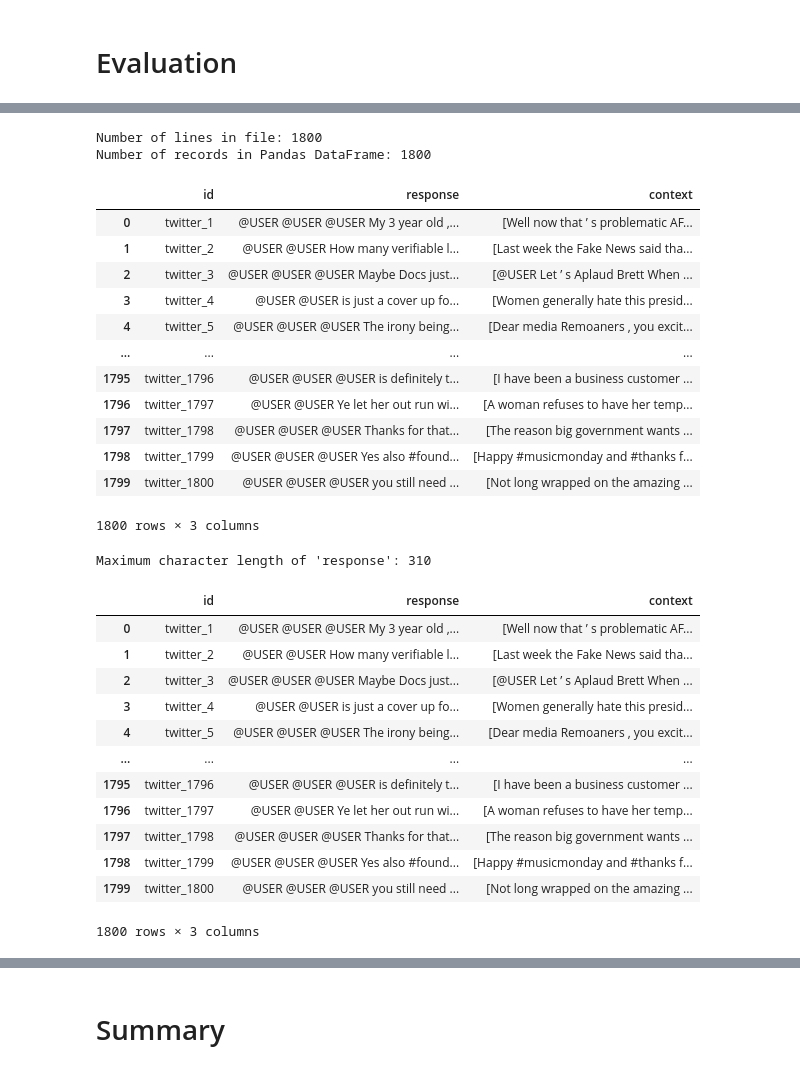
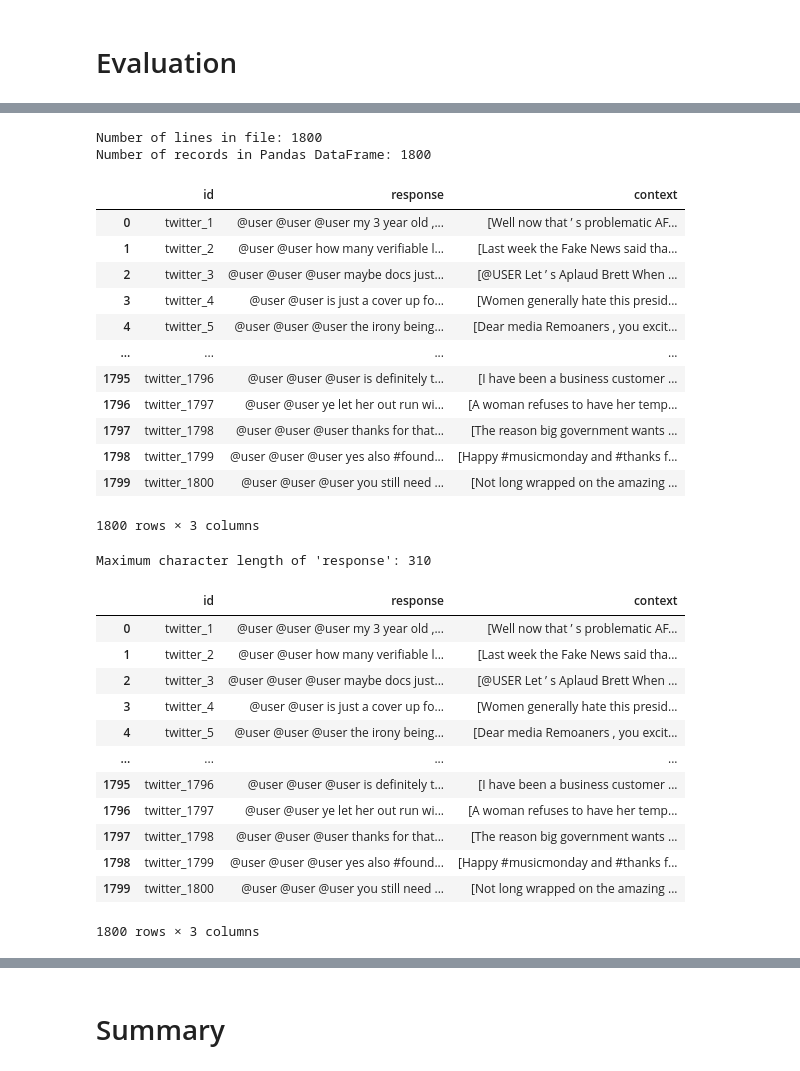
Before and after one commit to programminghumanity/CourseProject, a Jupyter notebook: Evaluation_NAIVE_sentiment_analysis.ipynb, the cells around one changed output, grey strips where cells are left out. Saved outputs shown, nothing was run; the diff lists cells and outputs as text; code cells hidden in the pictures.

```diff
--- a/Evaluation_NAIVE_sentiment_analysis.ipynb
+++ b/Evaluation_NAIVE_sentiment_analysis.ipynb
@@ -19,64 +37,62 @@ file_path = 'uiuc/My Drive/cs410/final_project'
 model_file = f'{file_path}/NAIVE_BERT_epoch_4.model'
 evaluation_file = f'{file_path}/test.jsonl'
 # %%
-# 1. Read jsonl file into list (of json)
+# Read jsonl file into list (of json)
 evaluation_data_file = evaluation_file
 with open(evaluation_data_file) as f:
     # creating array of json
     lines = f.read().splitlines()
 print(f'Number of lines in file: {len(lines)}')
 
-# 2. Normalize json into dataframe columns
+# Normalize json into dataframe columns
 df = pd.json_normalize(pd.DataFrame(lines)[0].apply(json.loads))
 print(f'Number of records in Pandas DataFrame: {len(df)}')
 
-# 2.1 lower texts
-#     We will use 'bert-large-uncased' model
-# df.response = df.response.str.lower()
+# Lowercase the response
+df.response = df.response.str.lower()
+
+# Print DataFrame to have preview of the data
 df
 # %% [output]
 Number of lines in file: 1800
 Number of records in Pandas DataFrame: 1800
 |  | id | response | context |
-| 0 | twitter_1 | @USER @USER @USER My 3 year old ,... | [Well now that ’ s problematic AF... |
-| 1 | twitter_2 | @USER @USER How many verifiable l... | [Last week the Fake News said tha... |
-| 2 | twitter_3 | @USER @USER @USER Maybe Docs just... | [@USER Let ’ s Aplaud Brett When ... |
-| 3 | twitter_4 | @USER @USER is just a cover up fo... | [Women generally hate this presid... |
-| 4 | twitter_5 | @USER @USER @USER The irony being... | [Dear media Remoaners , you excit... |
+| 0 | twitter_1 | @user @user @user my 3 year old ,... | [Well now that ’ s problematic AF... |
+| 1 | twitter_2 | @user @user how many verifiable l... | [Last week the Fake News said tha... |
+| 2 | twitter_3 | @user @user @user maybe docs just... | [@USER Let ’ s Aplaud Brett When ... |
+| 3 | twitter_4 | @user @user is just a cover up fo... | [Women generally hate this presid... |
+| 4 | twitter_5 | @user @user @user the irony being... | [Dear media Remoaners , you excit... |
 | ... | ... | ... | ... |
-| 1795 | twitter_1796 | @USER @USER @USER is definitely t... | [I have been a business customer ... |
-| 1796 | twitter_1797 | @USER @USER Ye let her out run wi... | [A woman refuses to have her temp... |
-| 1797 | twitter_1798 | @USER @USER @USER Thanks for that... | [The reason big government wants ... |
-| 1798 | twitter_1799 | @USER @USER @USER Yes also #found... | [Happy #musicmonday and #thanks f... |
-| 1799 | twitter_1800 | @USER @USER @USER you still need ... | [Not long wrapped on the amazing ... |
+| 1795 | twitter_1796 | @user @user @user is definitely t... | [I have been a business customer ... |
+| 1796 | twitter_1797 | @user @user ye let her out run wi... | [A woman refuses to have her temp... |
+| 1797 | twitter_1798 | @user @user @user thanks for that... | [The reason big government wants ... |
+| 1798 | twitter_1799 | @user @user @user yes also #found... | [Happy #musicmonday and #thanks f... |
+| 1799 | twitter_1800 | @user @user @user you still need ... | [Not long wrapped on the amazing ... |
 1800 rows × 3 columns
 # %%
-# remove @user and <url> from 'response' column
-df['response'] = df['response'].str.replace('@user ', '')
-df['response'] = df['response'].str.replace('<url>', '')
-
-# 3. Print maximum character length of 'response'
+# Check maximum character length of 'response'
 max_response_chars = df.response.str.len().max()
 print(f"Maximum character length of 'response': {max_response_chars}")
 
-# Adding 5 extra characters in case special token is needed by model
+# Adding 5 extra characters in case special token is needed by the model
 max_length = max_response_chars + 5
 
+# Review the data
 df
 # %% [output]
 Maximum character length of 'response': 310
 |  | id | response | context |
-| 0 | twitter_1 | @USER @USER @USER My 3 year old ,... | [Well now that ’ s problematic AF... |
-| 1 | twitter_2 | @USER @USER How many verifiable l... | [Last week the Fake News said tha... |
-| 2 | twitter_3 | @USER @USER @USER Maybe Docs just... | [@USER Let ’ s Aplaud Brett When ... |
-| 3 | twitter_4 | @USER @USER is just a cover up fo... | [Women generally hate this presid... |
-| 4 | twitter_5 | @USER @USER @USER The irony being... | [Dear media Remoaners , you excit... |
+| 0 | twitter_1 | @user @user @user my 3 year old ,... | [Well now that ’ s problematic AF... |
+| 1 | twitter_2 | @user @user how many verifiable l... | [Last week the Fake News said tha... |
+| 2 | twitter_3 | @user @user @user maybe docs just... | [@USER Let ’ s Aplaud Brett When ... |
+| 3 | twitter_4 | @user @user is just a cover up fo... | [Women generally hate this presid... |
+| 4 | twitter_5 | @user @user @user the irony being... | [Dear media Remoaners , you excit... |
 | ... | ... | ... | ... |
-| 1795 | twitter_1796 | @USER @USER @USER is definitely t... | [I have been a business customer ... |
-| 1796 | twitter_1797 | @USER @USER Ye let her out run wi... | [A woman refuses to have her temp... |
-| 1797 | twitter_1798 | @USER @USER @USER Thanks for that... | [The reason big government wants ... |
-| 1798 | twitter_1799 | @USER @USER @USER Yes also #found... | [Happy #musicmonday and #thanks f... |
-| 1799 | twitter_1800 | @USER @USER @USER you still need ... | [Not long wrapped on the amazing ... |
+| 1795 | twitter_1796 | @user @user @user is definitely t... | [I have been a business customer ... |
+| 1796 | twitter_1797 | @user @user ye let her out run wi... | [A woman refuses to have her temp... |
+| 1797 | twitter_1798 | @user @user @user thanks for that... | [The reason big government wants ... |
+| 1798 | twitter_1799 | @user @user @user yes also #found... | [Happy #musicmonday and #thanks f... |
+| 1799 | twitter_1800 | @user @user @user you still need ... | [Not long wrapped on the amazing ... |
 1800 rows × 3 columns
 # %%
 bert_model = 'bert-large-uncased'
```
Also changed, not shown: parts of 2 cells of this notebook.
